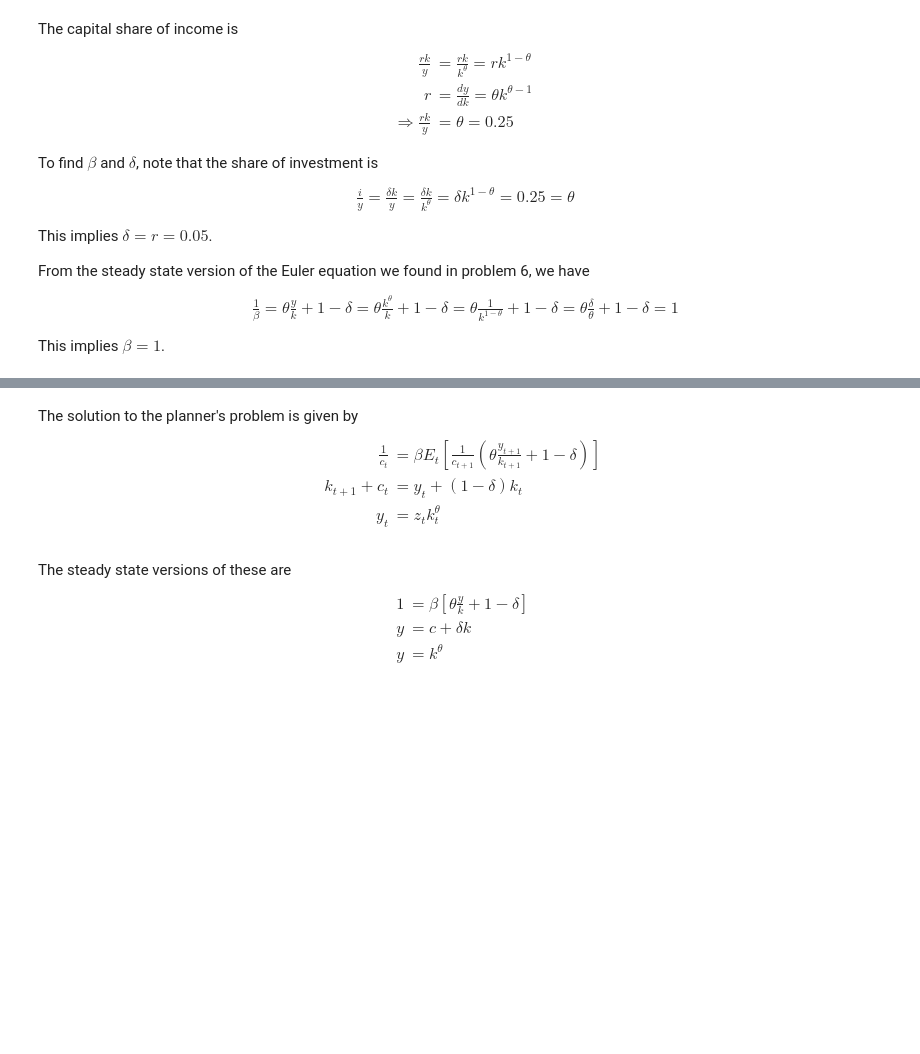
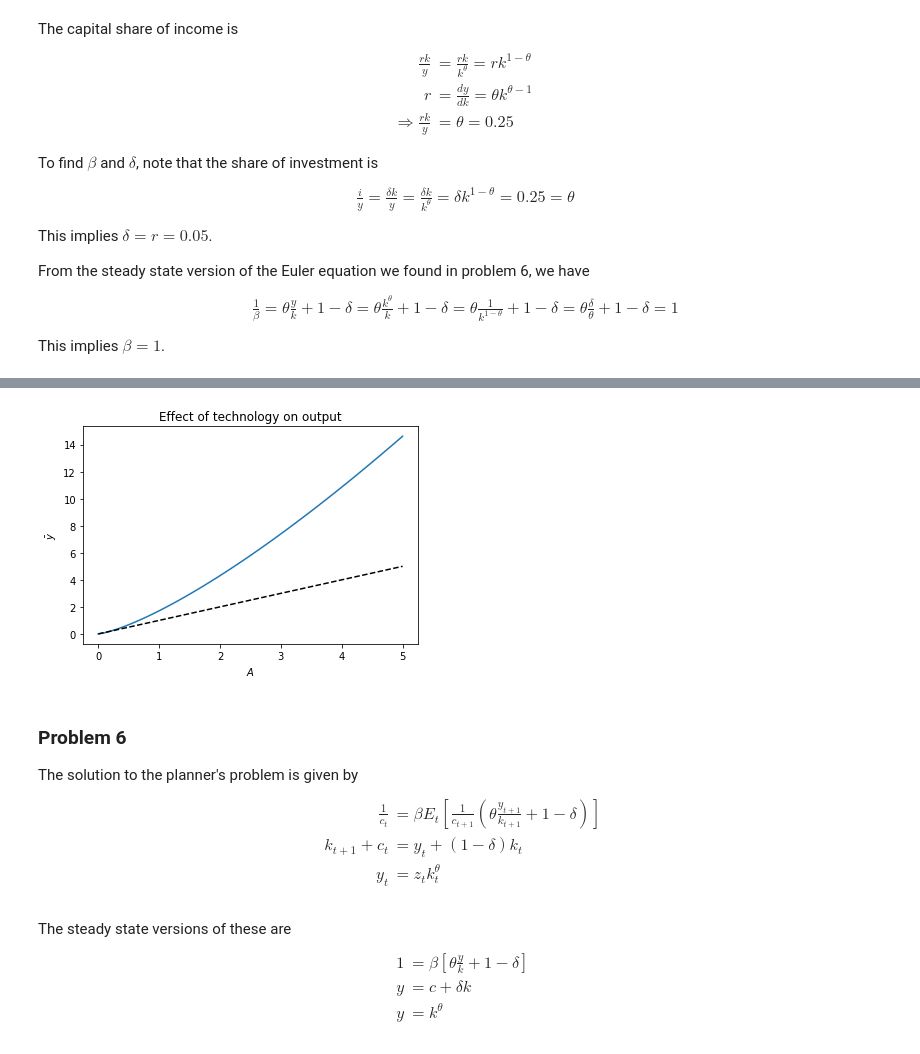
Before and after one commit to fagan2888/ECON202A, a Jupyter notebook: Assignment/problemset.ipynb, the cells around one changed output, grey strips where cells are left out. Saved outputs shown, nothing was run; the diff lists cells and outputs as text; code cells hidden in the pictures; blank space fills up the shorter version.

```diff
--- a/Assignment/problemset.ipynb
+++ b/Assignment/problemset.ipynb
@@ -177,4 +182,17 @@ c_bar = y_bar - δ * k_bar
+# %%
+A_grid = np.linspace(1e-5, 5)
+k_bar_grid = ((1 / (A_grid * θ)) * ((1 / β) - (1 - δ)))**(1 / (θ - 1))
+plt.plot(A_grid, A_grid * k_bar_grid**θ)
+plt.plot(A_grid, A_grid, 'k--')
+plt.title('Effect of technology on output')
+plt.ylabel('$\\bar{y}$')
+plt.xlabel('$A$')
+plt.show()
+# %% [output]
+[figure, added]
 # %% [markdown]
+### Problem 6
+
 The solution to the planner's problem is given by
 \begin{align}
     \frac{1}{c_t} &= \beta E_t \left[ \frac{1}{c_{t+1}} (\theta \frac{y_{t+1}}{k_{t+1}} + 1 - \delta) \right] \tag{1}\\
```
Also changed, not shown: parts of 9 cells of this notebook.
